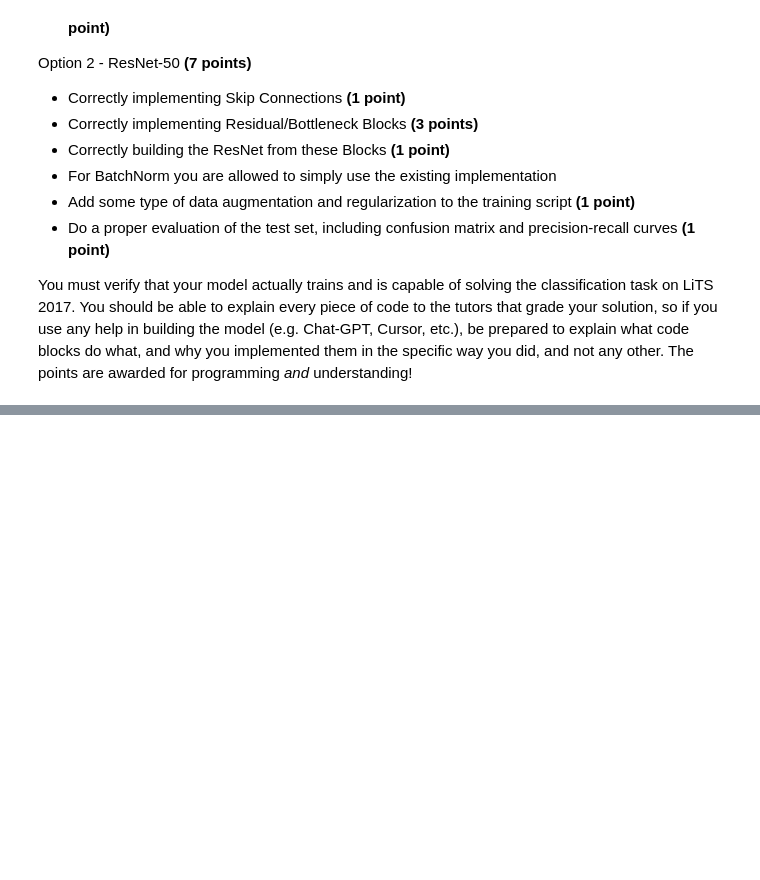
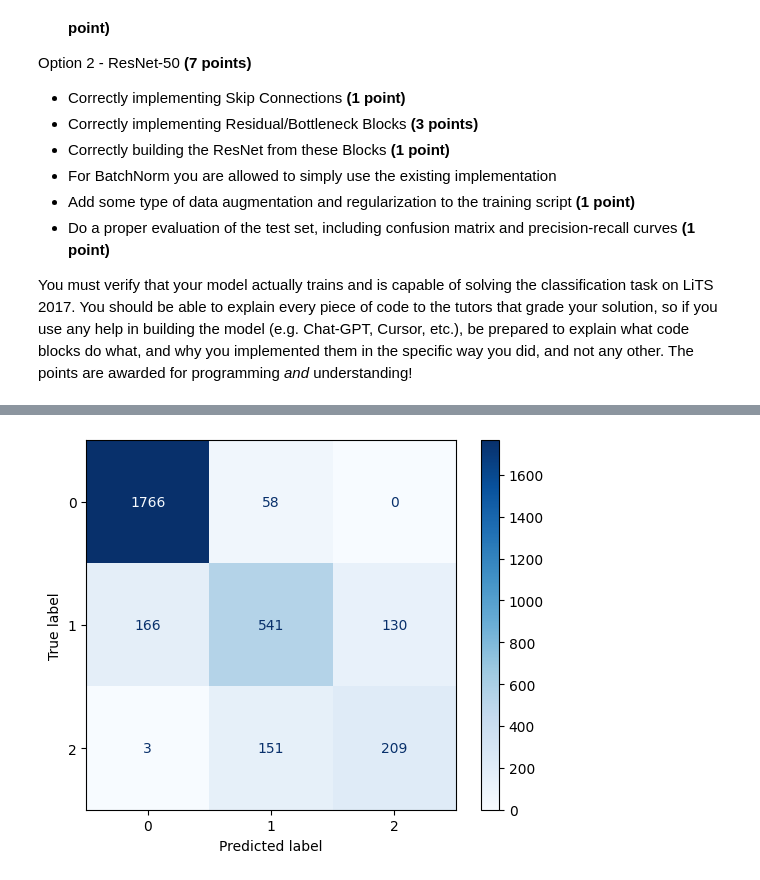
Before and after one commit to JTiede2025/aima2025_Lena_Talisha_Jenny, a Jupyter notebook: week_06_computer_vision_II.ipynb, the cells around one changed output, grey strips where cells are left out. Saved outputs shown, nothing was run; the diff lists cells and outputs as text; code cells hidden in the pictures; blank space fills up the shorter version.

```diff
--- a/week_06_computer_vision_II.ipynb
+++ b/week_06_computer_vision_II.ipynb
@@ -911,0 +734,11 @@ for i in range(num_classes):
+# %%
+import torch
+import torch.nn as nn
+import torchvision.transforms as tt
+train_transforms = tt.Compose([
+    tt.Resize((224, 224)), # Add resize operation
+    tt.RandomHorizontalFlip(),
+    tt.RandomRotation(10),
+    tt.RandomAffine(degrees=15),
+    tt.GaussianBlur(kernel_size=3, sigma=(0.1, 1.0)),
+])
@@ -911,0 +873,68 @@ for i in range(num_classes):
+# %%
+from sklearn.metrics import confusion_matrix, ConfusionMatrixDisplay, precision_recall_curve, PrecisionRecallDisplay
+import matplotlib.pyplot as plt
+import numpy as np
+
+loss_criterion = torch.nn.CrossEntropyLoss()
+trained_alex.eval()
+
+all_preds = []
+all_targets = []
+all_probs = []  # <-- store softmax probabilities for all batches
+
+hits = 0
+losses = []
+batch_sizes = []
+
+with torch.no_grad():
+    for step, (data, targets) in enumerate(test_dataloader):
+        data, targets = data.to(device), targets.to(device)
+
+        predictions = trained_alex(data)            # logits
+        probs = torch.softmax(predictions, dim=1)  # softmax probabilities
+        all_probs.append(probs.cpu().numpy())      # save them
+
+        loss = loss_criterion(predictions, targets)
+        losses.append(loss.item())
+        batch_sizes.append(data.size(0))
+
+        class_predictions = torch.argmax(predictions, dim=1).flatten()
+        hits += (class_predictions == targets).sum().item()
+
+        all_preds.extend(class_predictions.cpu().tolist())
+        all_targets.extend(targets.cpu().tolist())
+
+# Compute overall metrics
+accuracy = hits / len(test_dataloader.dataset)
+avg_loss = sum([l * bs for l, bs in zip(losses, batch_sizes)]) / sum(batch_sizes)
+
+print(f"Test Loss: {avg_loss:.4f},\t Accuracy: {accuracy:.4f}")
+
+# Confusion Matrix
+cm = confusion_matrix(all_targets, all_preds)
+disp = ConfusionMatrixDisplay(confusion_matrix=cm)
+disp.plot(cmap=plt.cm.Blues)
+plt.show()
+
+# --- Precision-Recall curves (correct multi-class version) ---
+
+num_classes = max(all_targets) + 1
+
+# One-hot encode labels
+y_true = torch.nn.functional.one_hot(
+    torch.tensor(all_targets), num_classes=num_classes
+).numpy()
+
+# Concatenate all softmax probabilities
+y_scores = np.concatenate(all_probs, axis=0)
+
+assert y_scores.shape[0] == y_true.shape[0], "Mismatch fixed!"
+
+# Plot PR curve for each class
+for i in range(num_classes):
+    precision, recall, _ = precision_recall_curve(y_true[:, i], y_scores[:, i])
+    disp = PrecisionRecallDisplay(precision=precision, recall=recall)
+    disp.plot()
+    plt.title(f'Precision-Recall curve for class {i}')
+    plt.show()
+# %% [output]
@@ -911,0 +942 @@ for i in range(num_classes):
+[figure, added]
```
Also changed, not shown: parts of 7 cells of this notebook.
